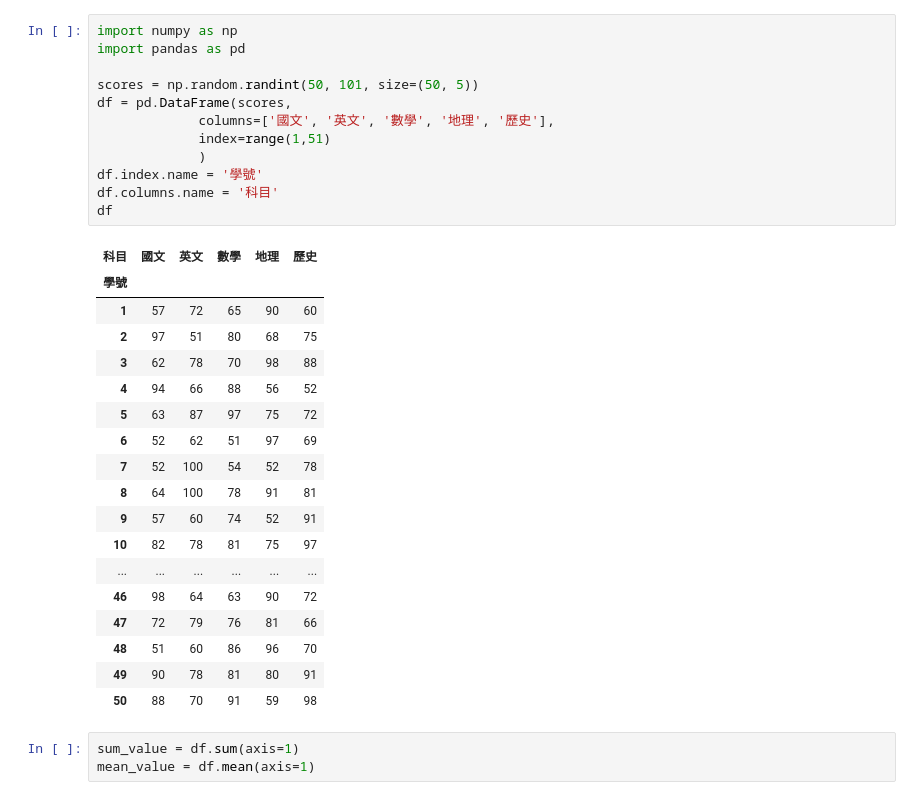
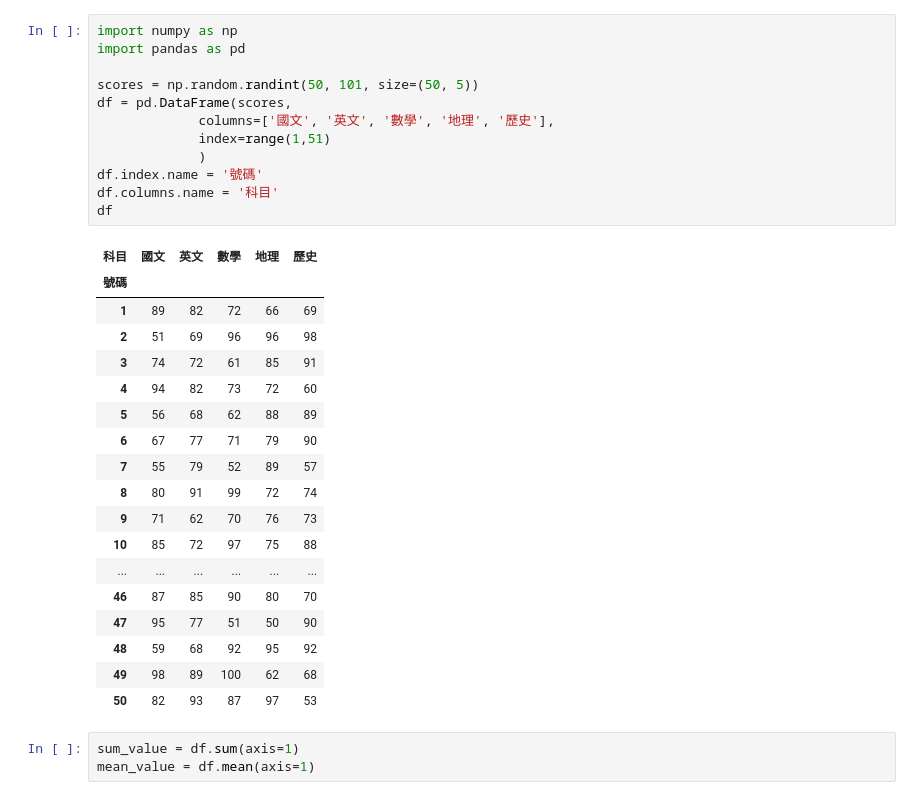
Before and after one commit to MokoJiang/python_analysis, a Jupyter notebook: lesson8_5.ipynb, the cells around one changed output. Cells and saved outputs as stored; diff of their text form.

```diff
--- a/lesson8_5.ipynb
+++ b/lesson8_5.ipynb
@@ -1,34 +1,34 @@
 # %%
 import numpy as np
 import pandas as pd
 
 scores = np.random.randint(50, 101, size=(50, 5))
 df = pd.DataFrame(scores,
              columns=['國文', '英文', '數學', '地理', '歷史'],
              index=range(1,51)
              )
-df.index.name = '學號'
+df.index.name = '號碼'
 df.columns.name = '科目'
 df
 # %% [output]
 | 科目 | 國文 | 英文 | 數學 | 地理 | 歷史 |
-| 學號 |  |  |  |  |  |
-| 1 | 57 | 72 | 65 | 90 | 60 |
-| 2 | 97 | 51 | 80 | 68 | 75 |
-| 3 | 62 | 78 | 70 | 98 | 88 |
-| 4 | 94 | 66 | 88 | 56 | 52 |
-| 5 | 63 | 87 | 97 | 75 | 72 |
-| 6 | 52 | 62 | 51 | 97 | 69 |
-| 7 | 52 | 100 | 54 | 52 | 78 |
-| 8 | 64 | 100 | 78 | 91 | 81 |
-| 9 | 57 | 60 | 74 | 52 | 91 |
-| 10 | 82 | 78 | 81 | 75 | 97 |
+| 號碼 |  |  |  |  |  |
+| 1 | 89 | 82 | 72 | 66 | 69 |
+| 2 | 51 | 69 | 96 | 96 | 98 |
+| 3 | 74 | 72 | 61 | 85 | 91 |
+| 4 | 94 | 82 | 73 | 72 | 60 |
+| 5 | 56 | 68 | 62 | 88 | 89 |
+| 6 | 67 | 77 | 71 | 79 | 90 |
+| 7 | 55 | 79 | 52 | 89 | 57 |
+| 8 | 80 | 91 | 99 | 72 | 74 |
+| 9 | 71 | 62 | 70 | 76 | 73 |
+| 10 | 85 | 72 | 97 | 75 | 88 |
 | ... | ... | ... | ... | ... | ... |
-| 46 | 98 | 64 | 63 | 90 | 72 |
-| 47 | 72 | 79 | 76 | 81 | 66 |
-| 48 | 51 | 60 | 86 | 96 | 70 |
-| 49 | 90 | 78 | 81 | 80 | 91 |
-| 50 | 88 | 70 | 91 | 59 | 98 |
+| 46 | 87 | 85 | 90 | 80 | 70 |
+| 47 | 95 | 77 | 51 | 50 | 90 |
+| 48 | 59 | 68 | 92 | 95 | 92 |
+| 49 | 98 | 89 | 100 | 62 | 68 |
+| 50 | 82 | 93 | 87 | 97 | 53 |
 # %%
 sum_value = df.sum(axis=1)
 mean_value = df.mean(axis=1)
```
Also changed, not shown: parts of 4 cells of this notebook.
